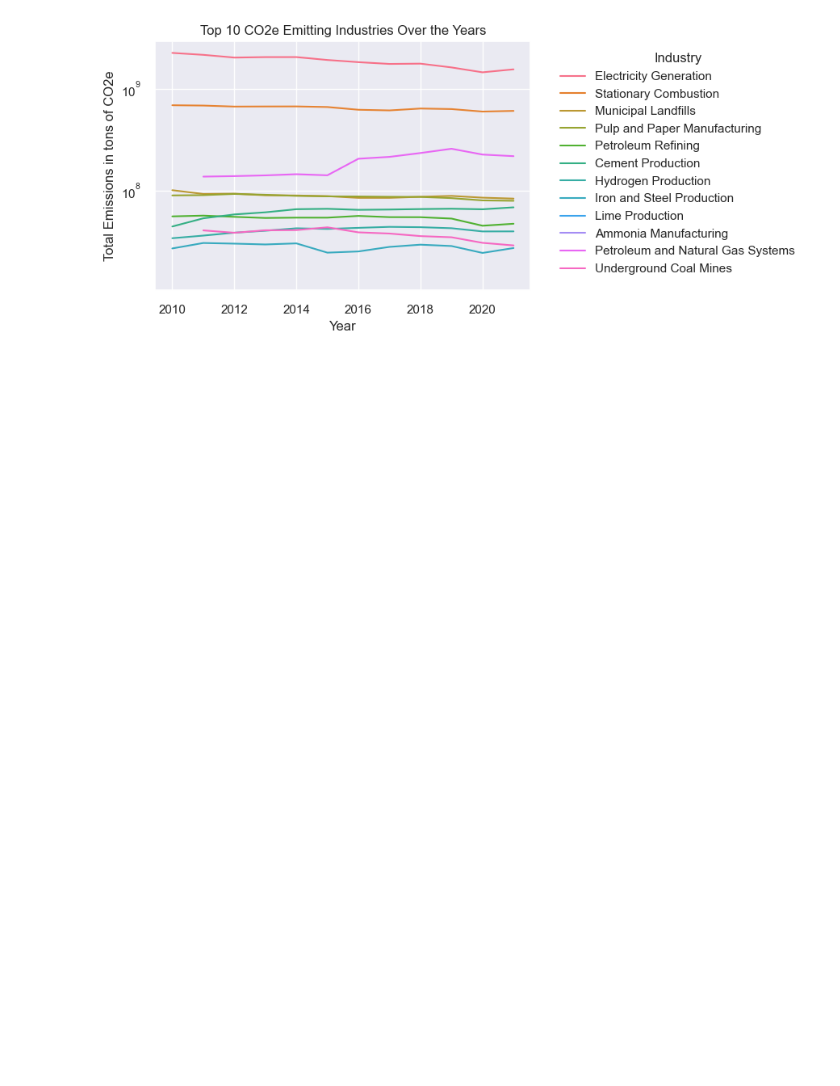
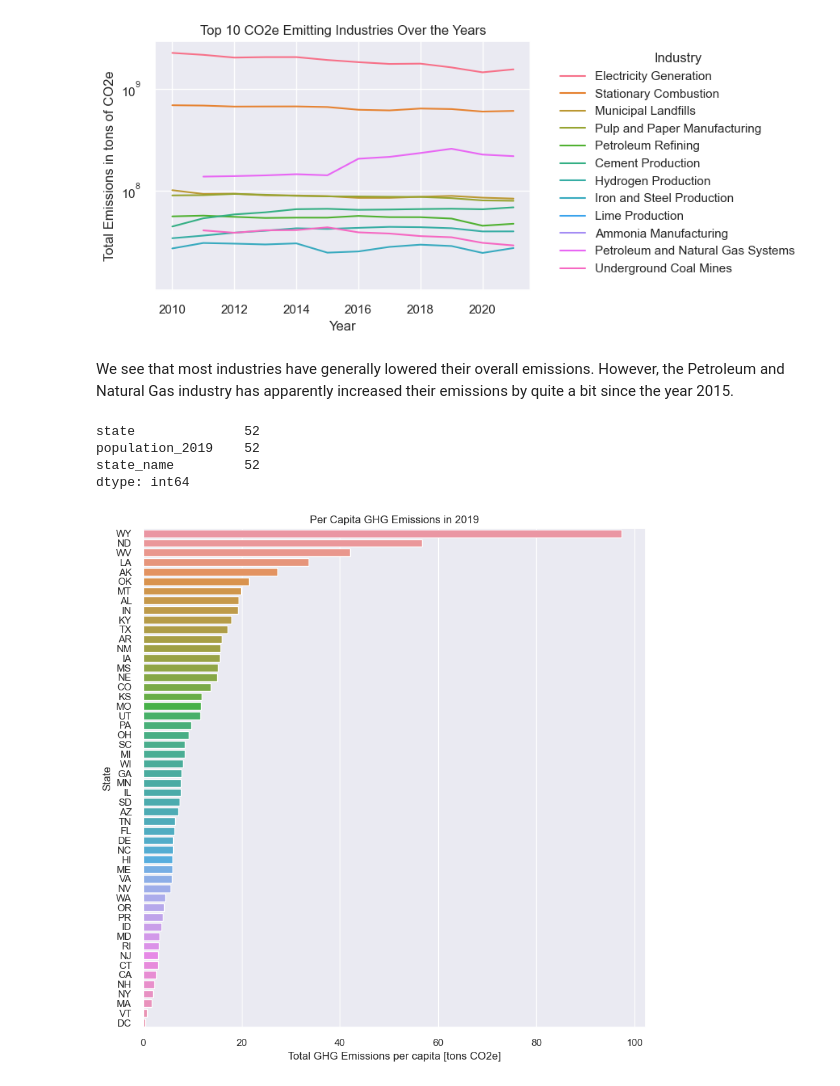
Before and after one commit to dzingariello/ghg-emissions-usa, a Jupyter notebook: ghg-emissions-analysis.ipynb, the cells around one changed output. Saved outputs shown, nothing was run; the diff lists cells and outputs as text; code cells hidden in the pictures; blank space fills up the shorter version.

Commit message:
Added per capita calculation

```diff
--- a/ghg-emissions-analysis.ipynb
+++ b/ghg-emissions-analysis.ipynb
@@ -113,3 +115,44 @@ plt.legend(title="Industry", bbox_to_anchor=(1.05, 1), loc='upper left')
 plt.show()
 # %% [output]
 [figure]
+# %% [markdown]
+We see that most industries have generally lowered their overall emissions. However, the Petroleum and Natural Gas industry has apparently increased their emissions by quite a bit since the year 2015.
+# %%
+us_population = pd.read_excel("https://www2.census.gov/programs-surveys/popest/tables/2010-2019/state/totals/nst-est2019-01.xlsx",
+                       skiprows=[0,1,2], skipfooter=5).dropna()                 # readin the dataset, skip irrelevant rows, drop empty rows
+us_population.rename(columns={"Unnamed: 0":"area"}, inplace=True)           # rename the geographic area name column
+us_population["area"] = us_population["area"].str.replace(".", "")      # remove extra . in the state names
+
+us_state_population_2019 = us_population.drop(range(5))[["area", 2019]]      # drop the data of geographic areas larger than state and select the data of 2018
+us_state_population_2019.columns = ["state", "population_2019"]
+us_state_population_2019["state_name"] = us_state_population_2019.state.str.upper()     # turn the state names into upper case in order to join with the other dataframe
+us_state_population_2019.head(10)
+us_state_population_2019.count()
+# %% [output]
+state              52
+population_2019    52
+state_name         52
+dtype: int64
+# %%
+emitters_2019_states = emitters[emitters["year"] == 2019].groupby(["state_name", "state"]).co2e_emission.sum().reset_index()
+
+emitters_2019_states = emitters_2019_states.merge(us_state_population_2019, how="left", on="state_name")
+emitters_2019_states.columns = ["state_name_upper", "state_code", "co2_emission", "state_name", "population_2019"]
+emitters_2019_states.drop("state_name_upper", axis=1, inplace=True)
+
+emitters_2019_states["co2_emission_per_capita"] = emitters_2019_states.co2_emission / emitters_2019_states.population_2019
+emitters_2019_states
+
+emitters_2019_states = emitters_2019_states[~emitters_2019_states["state_code"].isin(["VI", "GU"])]
+
+plt.figure(figsize=(10, 10))
+sns.barplot(data=emitters_2019_states,
+            order=emitters_2019_states.sort_values("co2_emission_per_capita", ascending=False).state_code,
+            x="co2_emission_per_capita",
+            y="state_code")
+plt.xlabel("Total GHG Emissions per capita [tons CO2e]")
+plt.ylabel("State")
+plt.title("Per Capita GHG Emissions in 2019")
+plt.show()
+# %% [output]
+[figure, added]
```
Also changed, not shown: parts of 1 cell of this notebook.
